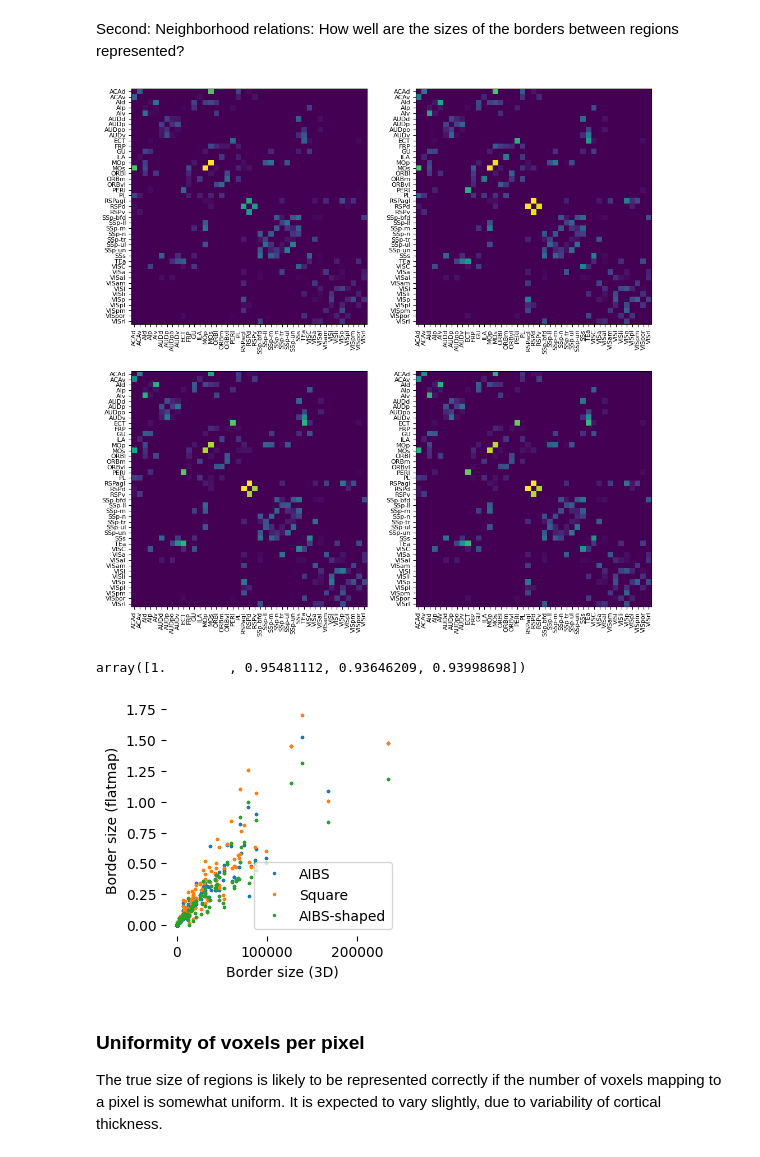
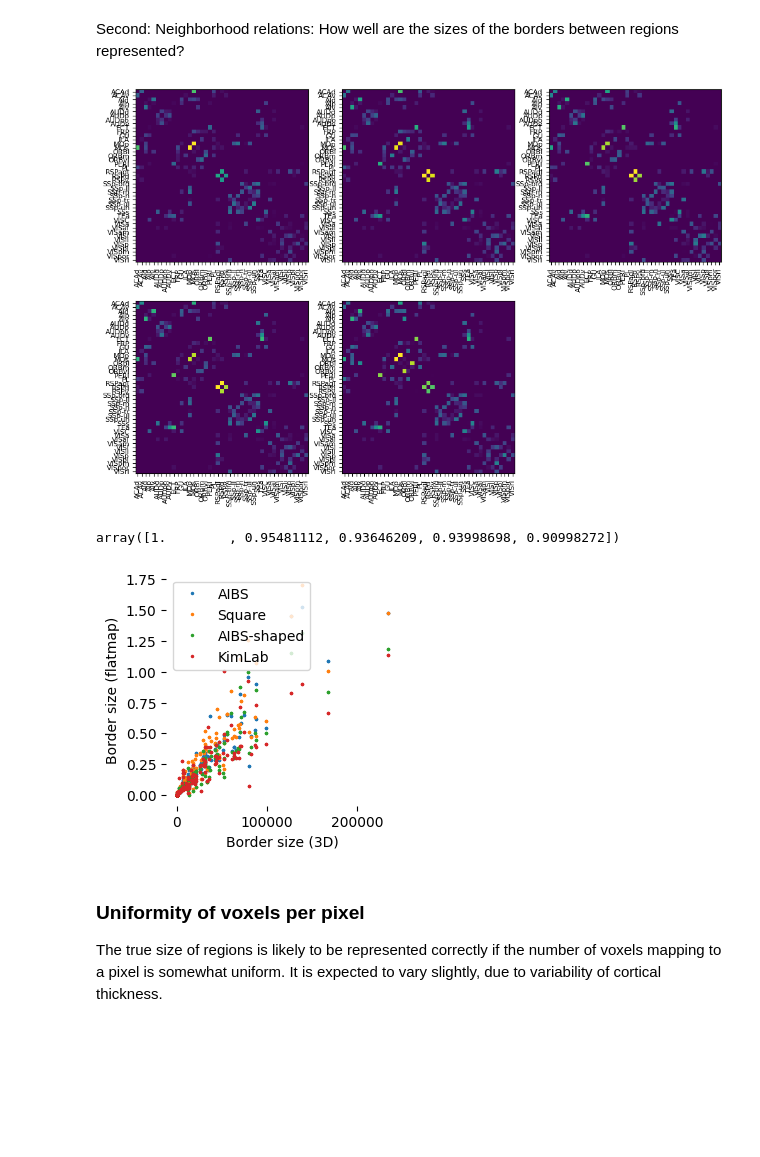
Before and after one commit to BlueBrain/atlas-enhancement, a Jupyter notebook: flatmap/notebooks/flatmap_comparison.ipynb, the cells around one changed output. Saved outputs shown, nothing was run; the diff lists cells and outputs as text; code cells hidden in the pictures; blank space fills up the shorter version.

```diff
--- a/flatmap/notebooks/flatmap_comparison.ipynb
+++ b/flatmap/notebooks/flatmap_comparison.ipynb
@@ -27,8 +27,9 @@ fn_aibs = "dorsal_flatmap_paths_10.h5"
 npix_flat = 256
 fn_shaped = "flatmap_authalic_shaped_256.nrrd"
 fn_square = "flatmap_authalic_square_256.nrrd"
+fn_kimlab = "flatmap_kimlab_256.nrrd"
 
-labels = ["AIBS", "Square", "AIBS-shaped"]
+labels = ["AIBS", "Square", "AIBS-shaped", "KimLab"]
 # %%
 # Load annotations and region hierarchy
 ann = VoxelData.load_nrrd(fn_ann)
@@ -253,7 +297,5 @@ fig.savefig("comparing_flatmap_coordinates_10um.pdf")
 def get_mode(v_in):
     return v_in.value_counts().index[0]
 
-Maibs = pd_fm_aibs.groupby(["pxl_x", "pxl_y"])["ann"].apply(get_mode)
-Msquare = pd_fm_square.groupby(["pxl_x", "pxl_y"])["ann"].apply(get_mode)
-Mshaped = pd_fm_shaped.groupby(["pxl_x", "pxl_y"])["ann"].apply(get_mode)
+M_fm = [x.groupby(["pxl_x", "pxl_y"])["ann"].apply(get_mode) for x in pd_flatmaps]
 # %%
@@ -292,15 +326,12 @@ First, how well are the sizes of regions represented by their sizes in each flat
 # %%
 # For each region id: How many pixels are associated with it in each of the flat maps?
 # We account for different pixel sizes by normalizing by total number of pixels
-ann_cmp = pandas.concat([Maibs.value_counts().sort_index() / npix_aibs ** 2,
-                         Msquare.value_counts().sort_index() / npix_flat ** 2,
-                         Mshaped.value_counts().sort_index() / npix_flat ** 2 ],
-                         axis=1, keys=labels)
-# Adjust by pixel size (how many in
+ann_cmp = pandas.concat([x.value_counts().sort_index() / npix_fm[i] ** 2 for i, x in enumerate(M_fm)],
+                        axis=1, keys=labels)
 # For comparison: How many voxels are associated with each region?
 ann_cmp["voxels"] = [(ann.raw == _i).sum() for _i in ann_cmp.index]
 
-fig = plt.figure(figsize=(3, 3))
+fig = plt.figure(figsize=(4, 4))
 ax = fig.gca()
 
 for lab in labels:
@@ -397,49 +415,33 @@ def get_border_counts(annotations, tgt_ids, n_jobs=11):
     return border_counts_mat
 
 border_3d = get_border_counts(ann.raw, tgt_ids)
-border_2d_aibs = get_border_counts(Maibs.unstack("pxl_y", fill_value=0).values.astype(int), tgt_ids)
-border_2d_square = get_border_counts(Msquare.unstack("pxl_y", fill_value=0).values.astype(int), tgt_ids)
-border_2d_shaped = get_border_counts(Mshaped.unstack("pxl_y", fill_value=0).values.astype(int), tgt_ids)
+border_2d = [get_border_counts(x.unstack("pxl_y", fill_value=0).values.astype(int), tgt_ids) for x in M_fm]
 # %%
-fig = plt.figure(figsize=(12, 12))
+fig = plt.figure(figsize=(12, 8))
 
-ax = fig.add_subplot(2, 2, 1)
+ax = fig.add_subplot(2, 3, 1)
 ax.imshow(border_3d)
 ax.set_yticks(range(len(tgt_ids)))
 _ = ax.set_yticklabels(tgt_acronyms, fontsize=8)
 ax.set_xticks(range(len(tgt_ids)))
 _ = ax.set_xticklabels(tgt_acronyms, fontsize=8, rotation="vertical")
 
-ax = fig.add_subplot(2, 2, 2)
-ax.imshow(border_2d_aibs)
-ax.set_yticks(range(len(tgt_ids)))
-_ = ax.set_yticklabels(tgt_acronyms, fontsize=8)
-ax.set_xticks(range(len(tgt_ids)))
-_ = ax.set_xticklabels(tgt_acronyms, fontsize=8, rotation="vertical")
-
-ax = fig.add_subplot(2, 2, 3)
-ax.imshow(border_2d_square)
-ax.set_yticks(range(len(tgt_ids)))
-_ = ax.set_yticklabels(tgt_acronyms, fontsize=8)
-ax.set_xticks(range(len(tgt_ids)))
-_ = ax.set_xticklabels(tgt_acronyms, fontsize=8, rotation="vertical")
-
-ax = fig.add_subplot(2, 2, 4)
-ax.imshow(border_2d_shaped)
-ax.set_yticks(range(len(tgt_ids)))
-_ = ax.set_yticklabels(tgt_acronyms, fontsize=8)
-ax.set_xticks(range(len(tgt_ids)))
-_ = ax.set_xticklabels(tgt_acronyms, fontsize=8, rotation="vertical")
+for i, x in enumerate(border_2d):
+    ax = fig.add_subplot(2, 3, i + 2)
+    ax.imshow(x)
+    ax.set_yticks(range(len(tgt_ids)))
+    _ = ax.set_yticklabels(tgt_acronyms, fontsize=8)
+    ax.set_xticks(range(len(tgt_ids)))
+    _ = ax.set_xticklabels(tgt_acronyms, fontsize=8, rotation="vertical")
 # %% [output]
-[figure, old version]
+[figure, new version]
 # %%
 fig = plt.figure(figsize=(3, 3))
 ax = fig.gca()
 
 # account for pixel size difference by scaling by number of pixels
-ax.plot(border_3d.values.flatten(), border_2d_aibs.values.flatten() / npix_aibs, '.', ms=3, label=labels[0])
-ax.plot(border_3d.values.flatten(), border_2d_square.values.flatten() / npix_flat, '.', ms=3, label=labels[1])
-ax.plot(border_3d.values.flatten(), border_2d_shaped.values.flatten() / npix_flat, '.', ms=3, label=labels[2])
+for i, x in enumerate(border_2d):
+    ax.plot(border_3d.values.flatten(), x.values.flatten() / npix_fm[i], '.', ms=3, label=labels[i])
 
 ax.set_xlabel("Border size (3D)")
 ax.set_ylabel("Border size (flatmap)")
@@ -449,13 +451,10 @@ plt.legend()
 
 fig.savefig("comparing_border_sizes.pdf")
 
-numpy.corrcoef([border_3d.values.flatten(),
-               border_2d_aibs.values.flatten(),
-               border_2d_square.values.flatten(),
-               border_2d_shaped.values.flatten()])[0]
+numpy.corrcoef([border_3d.values.flatten()] + [x.values.flatten() for x in border_2d])[0]
 # %% [output]
-array([1.        , 0.95481112, 0.93646209, 0.93998698])
+array([1.        , 0.95481112, 0.93646209, 0.93998698, 0.90998272])
-[figure, old version]
+[figure, new version]
 # %% [markdown]
 ### Uniformity of voxels per pixel
 
```
Also changed, not shown: parts of 20 cells of this notebook.
